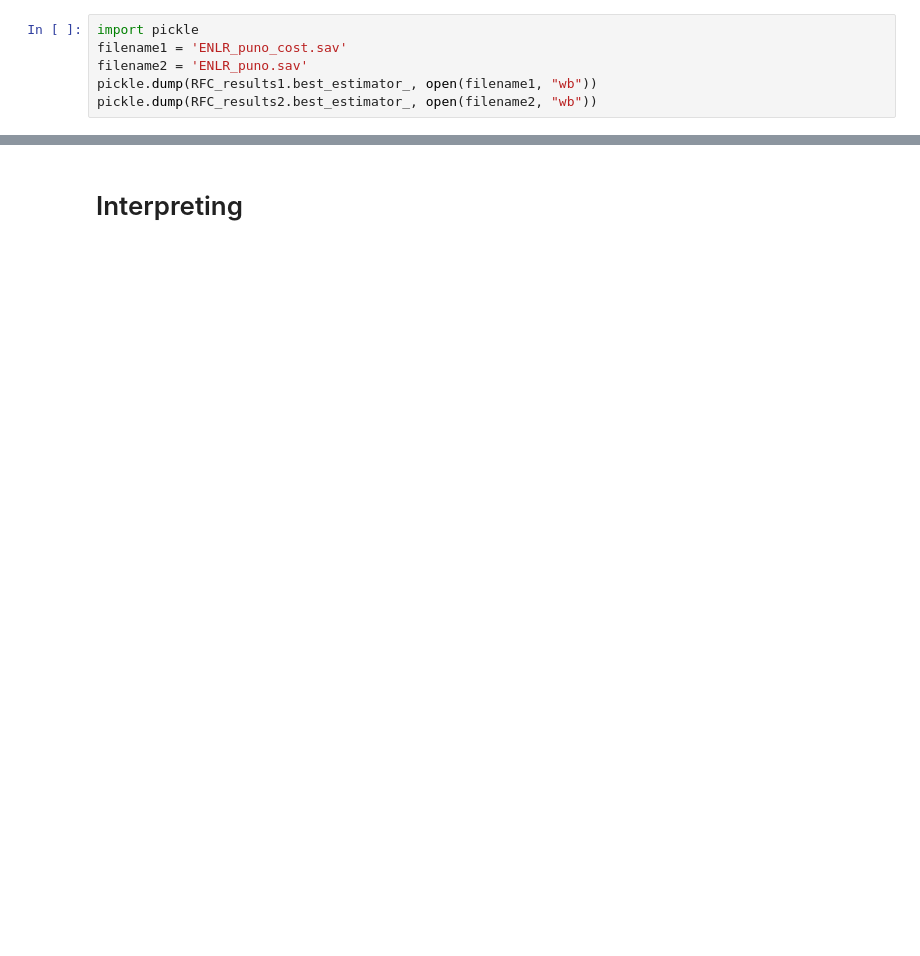
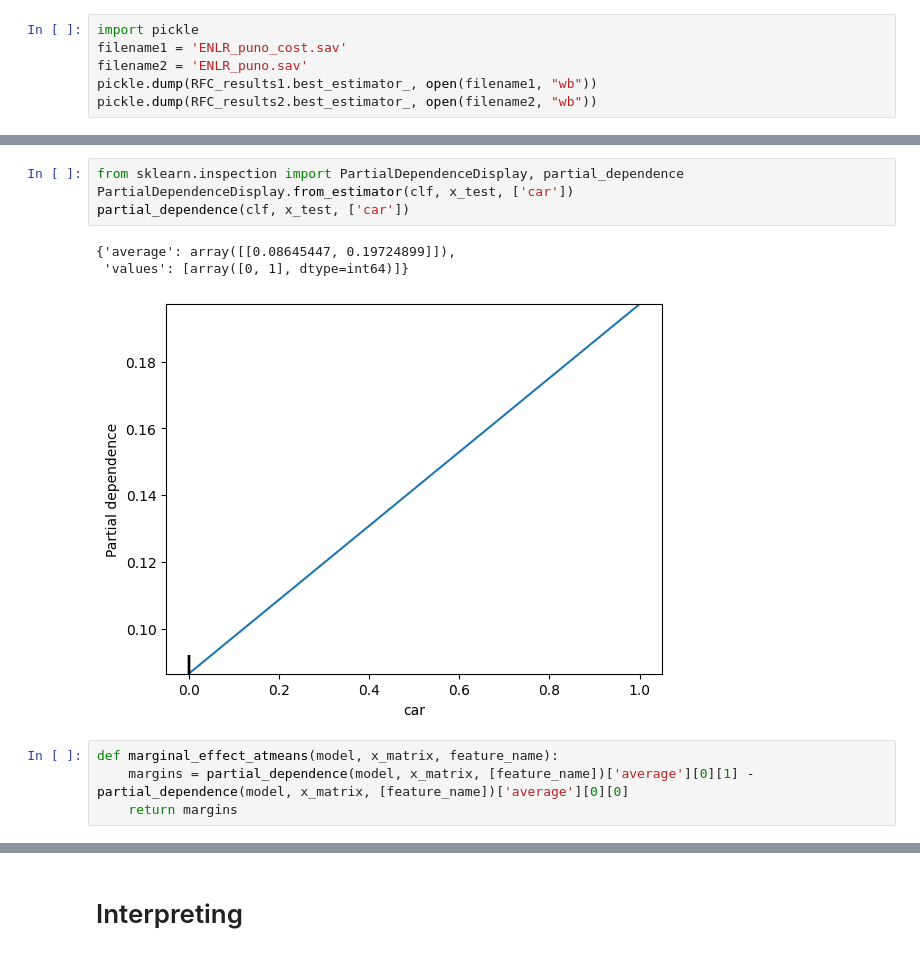
Before and after one commit to renatoquiliche/PaperCienciaDados-PunoPeru, a Jupyter notebook: Python Code/RFC_final.ipynb, the cells around one changed output, grey strips where cells are left out. Saved outputs shown, nothing was run; the diff lists cells and outputs as text; blank space fills up the shorter version.

```diff
--- a/Python Code/RFC_final.ipynb
+++ b/Python Code/RFC_final.ipynb
@@ -159,0 +265,12 @@ S
+# %%
+from sklearn.inspection import PartialDependenceDisplay, partial_dependence
+PartialDependenceDisplay.from_estimator(clf, x_test, ['car'])
+partial_dependence(clf, x_test, ['car'])
+# %% [output]
+{'average': array([[0.08645447, 0.19724899]]),
+ 'values': [array([0, 1], dtype=int64)]}
+[figure, added]
+# %%
+def marginal_effect_atmeans(model, x_matrix, feature_name):
+    margins = partial_dependence(model, x_matrix, [feature_name])['average'][0][1] - partial_dependence(model, x_matrix, [feature_name])['average'][0][0]
+    return margins
```
Also changed, not shown: parts of 16 cells of this notebook, 2 other files.
